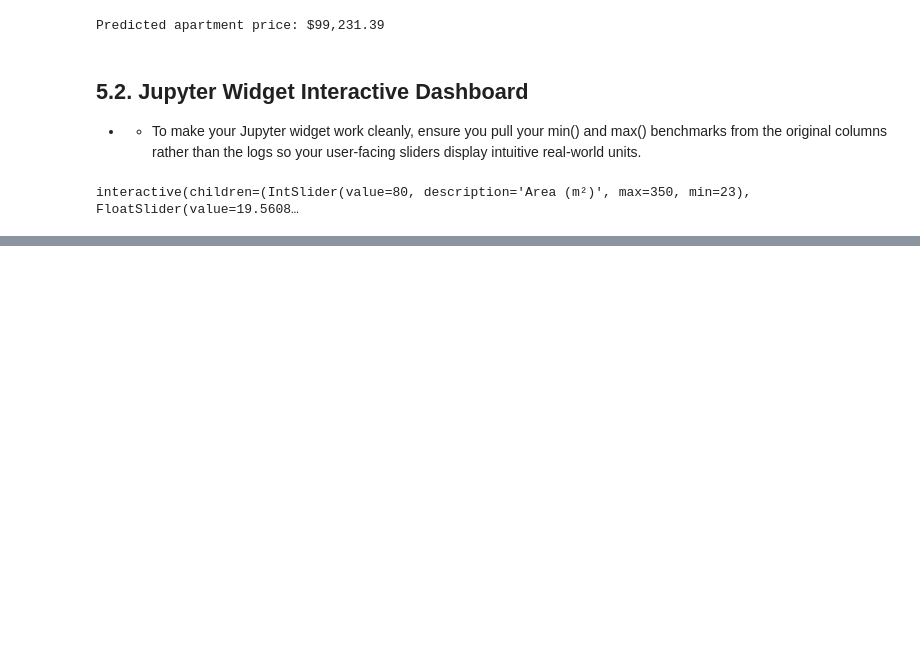
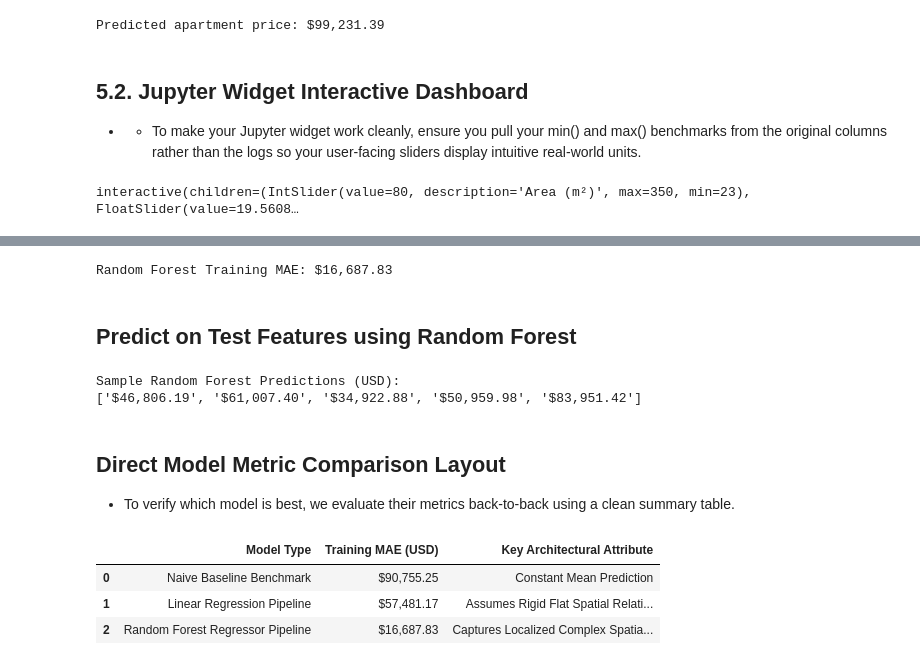
Before and after one commit to DominicNyabuto/Data-Science-Machine-Learning-Projects-, a Jupyter notebook: Project-1/notebook.ipynb, the cells around one changed output, grey strips where cells are left out. Drawn from its saved outputs; the diff is of its cells as text; code cells hidden in the pictures; blank space fills up the shorter version.

```diff
--- a/Project-1/notebook.ipynb
+++ b/Project-1/notebook.ipynb
@@ -1117,0 +1126,51 @@ interactive(children=(IntSlider(value=80, description='Area (m²)', max=350, min
+# %%
+from sklearn.ensemble import RandomForestRegressor
+
+# 1. Build the Random Forest pipeline
+model_rf = make_pipeline(
+    OneHotEncoder(use_cat_names=True),
+    SimpleImputer(strategy="mean"),
+    RandomForestRegressor(max_depth=15, n_estimators=100, random_state=42, n_jobs=-1)
+)
+
+# 2. Fit the Random Forest model to your X_train and y_train
+model_rf.fit(X_train, y_train)
+
+# 3. Calculate Training MAE for the Random Forest model
+train_log_preds_rf = model_rf.predict(X_train)
+train_preds_usd_rf = np.exp(train_log_preds_rf)
+train_mae_rf = mean_absolute_error(df1['price_aprox_usd'], train_preds_usd_rf)
+
+print(f"Random Forest Training MAE: ${train_mae_rf:,.2f}")
+# %% [output]
+Random Forest Training MAE: $16,687.83
+# %% [markdown]
+## Predict on Test Features using Random Forest
+# %%
+# Generate predictions using the tree model pipeline
+log_predictions_rf = model_rf.predict(X_test_final)
+predictions_usd_rf = np.exp(log_predictions_rf)
+
+print("Sample Random Forest Predictions (USD):")
+print([f"${val:,.2f}" for val in predictions_usd_rf[:5]])
+# %% [output]
+Sample Random Forest Predictions (USD):
+['$46,806.19', '$61,007.40', '$34,922.88', '$50,959.98', '$83,951.42']
+# %% [markdown]
+## Direct Model Metric Comparison Layout
+- To verify which model is best, we evaluate their metrics back-to-back using a clean summary table.
+# %%
+# Organize all model metrics into a DataFrame for comparison
+comparison_data = {
+    "Model Type": ["Naive Baseline Benchmark", "Linear Regression Pipeline", "Random Forest Regressor Pipeline"],
+    "Training MAE (USD)": [f"${baseline_mae:,.2f}", f"${train_mae:,.2f}", f"${train_mae_rf:,.2f}"],
+    "Key Architectural Attribute": ["Constant Mean Prediction", "Assumes Rigid Flat Spatial Relationships", "Captures Localized Complex Spatial Pockets"]
+}
+
+df_comparison = pd.DataFrame(comparison_data)
+display(df_comparison)
+# %% [output]
+|  | Model Type | Training MAE (USD) | Key Architectural Attribute |
+| 0 | Naive Baseline Benchmark | $90,755.25 | Constant Mean Prediction |
+| 1 | Linear Regression Pipeline | $57,481.17 | Assumes Rigid Flat Spatial Relati... |
+| 2 | Random Forest Regressor Pipeline | $16,687.83 | Captures Localized Complex Spatia... |
```
Also changed, not shown: parts of 10 cells of this notebook.
